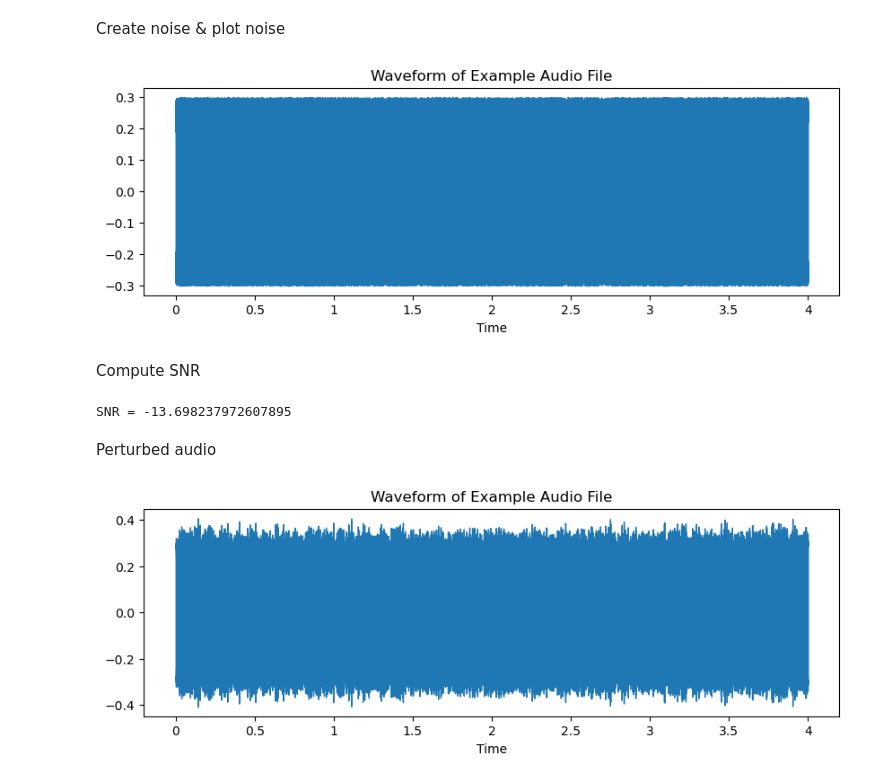
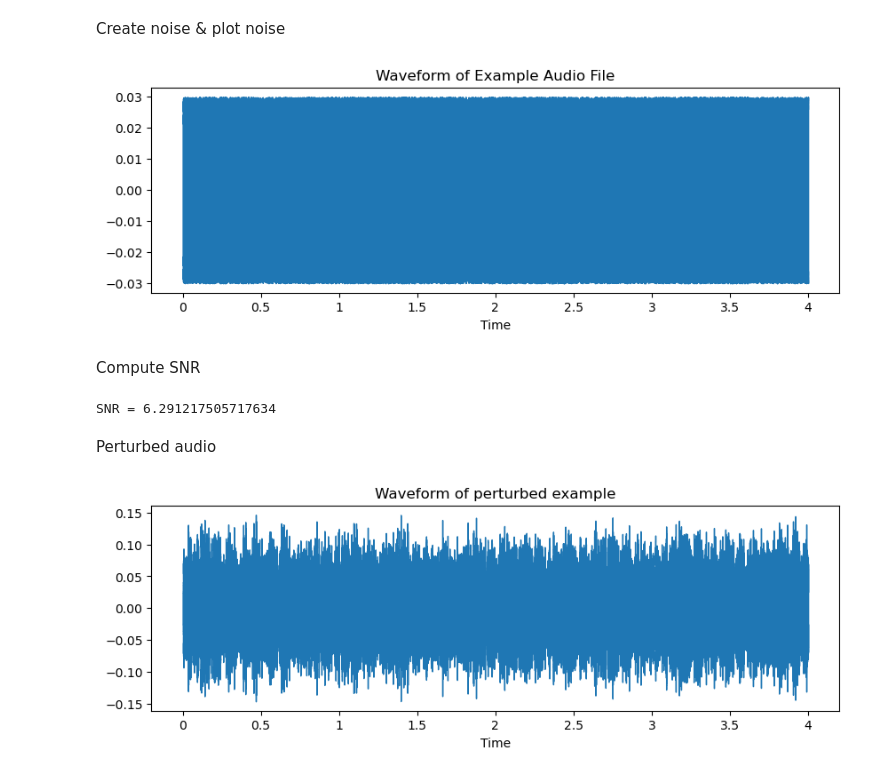
Before and after one commit to IliasAlex/adversarial_thesis, a Jupyter notebook: code.ipynb, the cells around one changed output. Saved outputs shown, nothing was run; the diff lists cells and outputs as text; code cells hidden in the pictures.

```diff
--- a/code.ipynb
+++ b/code.ipynb
@@ -136,7 +136,7 @@ Create noise & plot noise
 # %%
 import numpy as np
 
-epsilon = 0.3
+epsilon = 0.03
 
 noise = np.random.uniform(-1, 1, size=original_audio.shape) * epsilon
 
@@ -149,7 +149,7 @@ ax.set(title='Waveform of Example Audio File')
 ax.label_outer()
 plt.show()
 # %% [output]
-[figure, old version]
+[figure, new version]
 # %% [markdown]
 Compute SNR
 # %%
@@ -158,20 +158,19 @@ from utils.utils import calculate_snr
 snr = calculate_snr(original_audio, noise)
 print(f"SNR = {snr}")
 # %% [output]
-SNR = -13.698237972607895
+SNR = 6.291217505717634
 # %% [markdown]
 Perturbed audio
 # %%
 perturbed = original_audio + noise
-librosa.output.write_wav('/home/ilias/projects/adversarial_thesis/data/perturbed.wav', perturbed, sr=22010)
 # Plot the waveform
 fig, ax = plt.subplots(figsize=(10, 3))
 librosa.display.waveshow(perturbed, sr=sr, ax=ax)
 
 # Customize the plot as needed
-ax.set(title='Waveform of Example Audio File')
+ax.set(title='Waveform of perturbed example')
 ax.label_outer()
 plt.show()
 # %% [output]
-[figure, old version]
+[figure, new version]
 # %%
```
Also changed, not shown: parts of 1 cell of this notebook.
